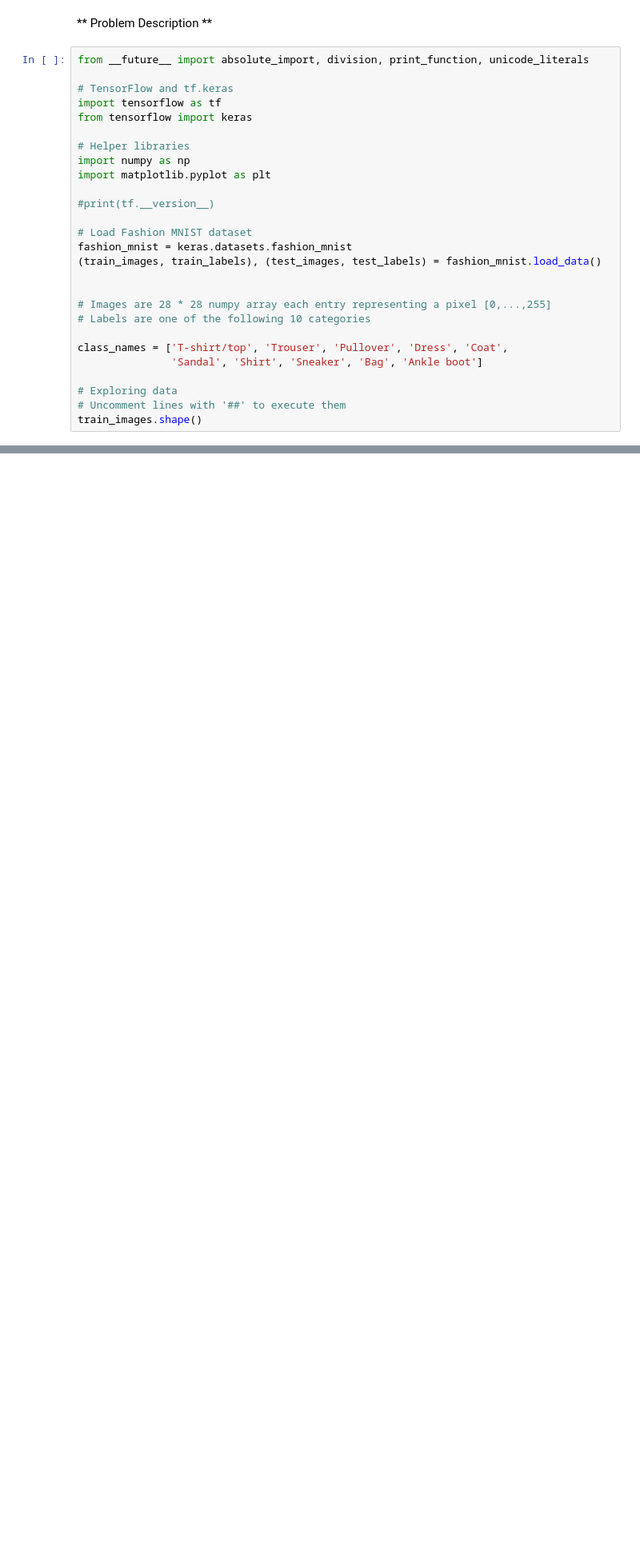
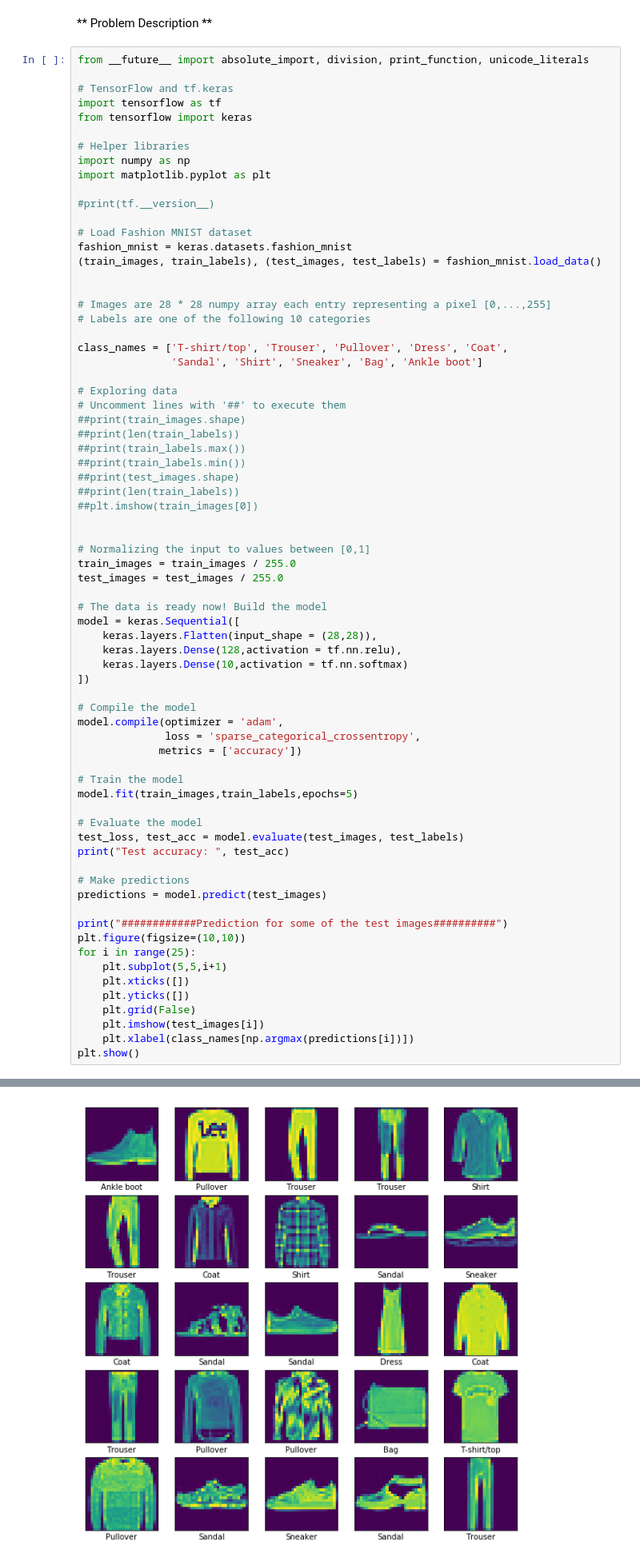
Before and after one commit to JanakyMurthy/ML_DEMOS, a Jupyter notebook: Digit Classifier/mnist_fashion_classifier.ipynb, the cells around one changed output, grey strips where cells are left out. Shown at 80% size. Cells and saved outputs as stored; diff of their text form; blank space fills up the shorter version.

```diff
--- a/Digit Classifier/mnist_fashion_classifier.ipynb
+++ b/Digit Classifier/mnist_fashion_classifier.ipynb
@@ -26,5 +26,49 @@ class_names = ['T-shirt/top', 'Trouser', 'Pullover', 'Dress', 'Coat',
 
 # Exploring data
 # Uncomment lines with '##' to execute them
-train_images.shape()
+##print(train_images.shape)
+##print(len(train_labels))
+##print(train_labels.max())
+##print(train_labels.min())
+##print(test_images.shape)
+##print(len(train_labels))
+##plt.imshow(train_images[0])
+
+
+# Normalizing the input to values between [0,1]
+train_images = train_images / 255.0
+test_images = test_images / 255.0
+
+# The data is ready now! Build the model
+model = keras.Sequential([
+    keras.layers.Flatten(input_shape = (28,28)),
+    keras.layers.Dense(128,activation = tf.nn.relu),
+    keras.layers.Dense(10,activation = tf.nn.softmax)
+])
+
+# Compile the model
+model.compile(optimizer = 'adam',
+              loss = 'sparse_categorical_crossentropy',
+             metrics = ['accuracy'])
+
+# Train the model
+model.fit(train_images,train_labels,epochs=5)
+
+# Evaluate the model
+test_loss, test_acc = model.evaluate(test_images, test_labels)
+print("Test accuracy: ", test_acc)
+
+# Make predictions
+predictions = model.predict(test_images)
+
+print("############Prediction for some of the test images##########")
+plt.figure(figsize=(10,10))
+for i in range(25):
+    plt.subplot(5,5,i+1)
+    plt.xticks([])
+    plt.yticks([])
+    plt.grid(False)
+    plt.imshow(test_images[i])
+    plt.xlabel(class_names[np.argmax(predictions[i])])
+plt.show()
 # %% [output]
@@ -38,0 +88 @@ Downloading data from https://storage.googleapis.com/tensorflow/tf-keras-dataset
+[figure, added]
```
Also changed, not shown: parts of 1 cell of this notebook.
